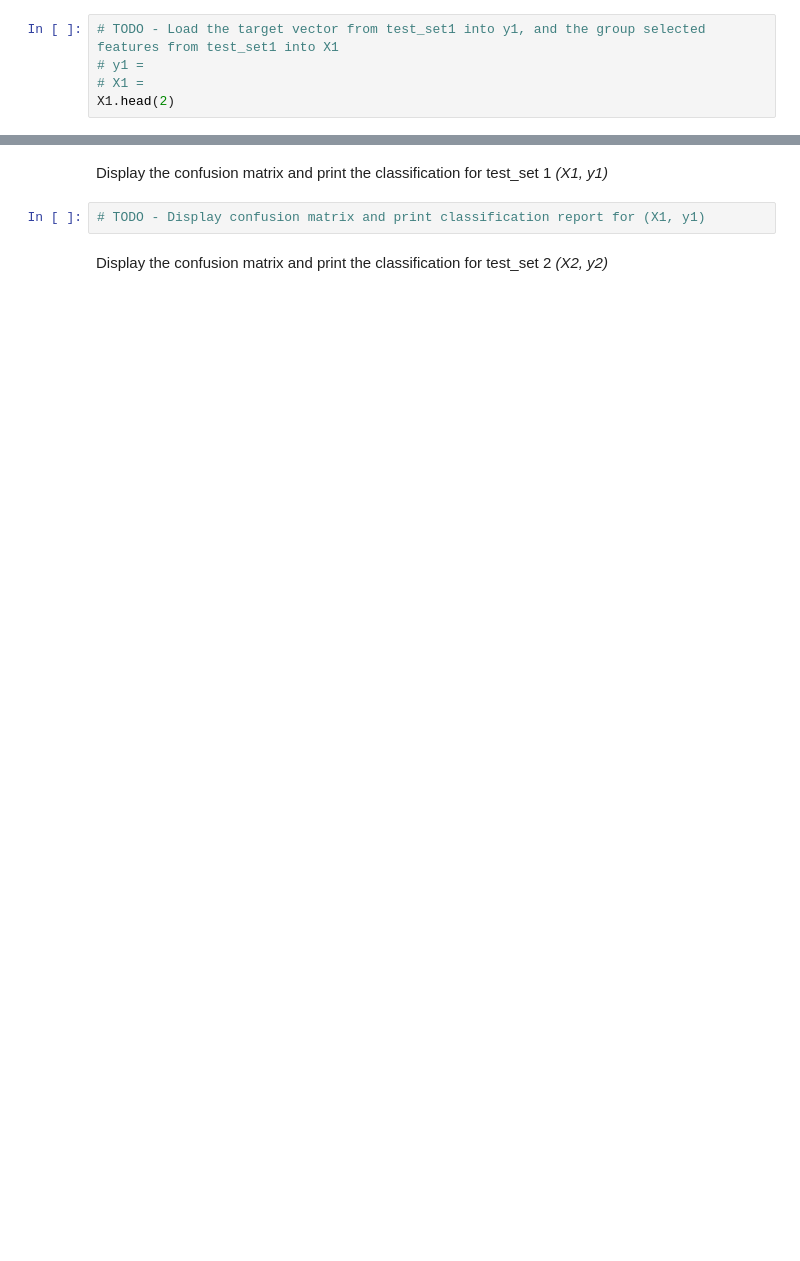
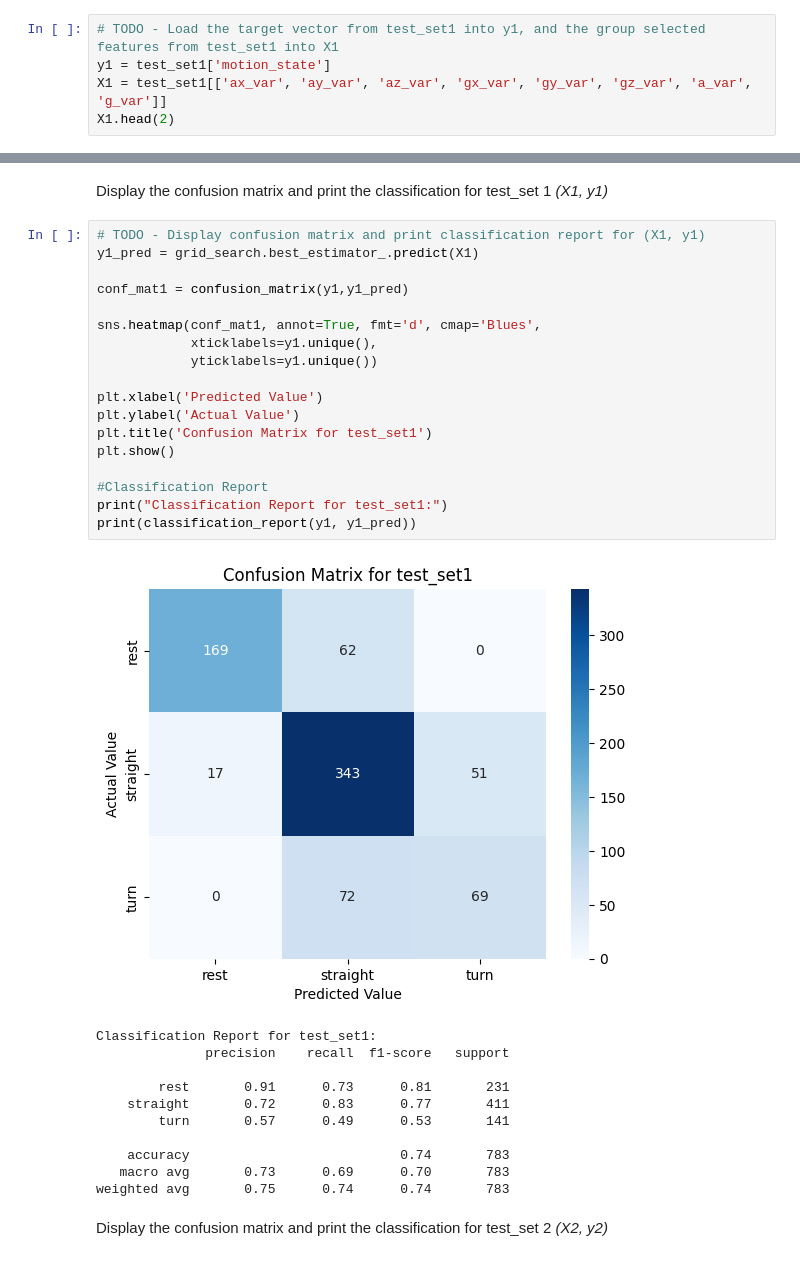
Before and after one commit to Divya-Bhavsar03/engg680_2024_fall, a Jupyter notebook: Lab_Assignment4/Assignment 4.ipynb, the cells around one changed output, grey strips where cells are left out. Drawn from its saved outputs; the diff is of its cells as text; blank space fills up the shorter version.

```diff
--- a/Lab_Assignment4/Assignment 4.ipynb
+++ b/Lab_Assignment4/Assignment 4.ipynb
@@ -772,6 +772,6 @@ The model trained in 3.1 is to be tested on the independent datasets, that is te
 Seperate the testsets into group selected features and target vectors *(X1, y1)* and *(X2,y2)*
 # %%
 # TODO - Load the target vector from test_set1 into y1, and the group selected features from test_set1 into X1
-# y1 =
-# X1 =
+y1 = test_set1['motion_state']
+X1 = test_set1[['ax_var', 'ay_var', 'az_var', 'gx_var', 'gy_var', 'gz_var', 'a_var', 'g_var']]
 X1.head(2)
@@ -793,6 +804,34 @@ For each test dataset, print the test set accuracy score.
 # %% [markdown]
 Display the confusion matrix and print the classification for test_set 1 *(X1, y1)*
-# %%
-# TODO - Display confusion matrix and print classification report for (X1, y1)
+# %%
+# TODO - Display confusion matrix and print classification report for (X1, y1)
+y1_pred = grid_search.best_estimator_.predict(X1)
+
+conf_mat1 = confusion_matrix(y1,y1_pred)
+
+sns.heatmap(conf_mat1, annot=True, fmt='d', cmap='Blues',
+            xticklabels=y1.unique(),
+            yticklabels=y1.unique())
+
+plt.xlabel('Predicted Value')
+plt.ylabel('Actual Value')
+plt.title('Confusion Matrix for test_set1')
+plt.show()
+
+#Classification Report
+print("Classification Report for test_set1:")
+print(classification_report(y1, y1_pred))
+# %% [output]
+[figure, added]
+Classification Report for test_set1:
+              precision    recall  f1-score   support
+
+        rest       0.91      0.73      0.81       231
+    straight       0.72      0.83      0.77       411
+        turn       0.57      0.49      0.53       141
+
+    accuracy                           0.74       783
+   macro avg       0.73      0.69      0.70       783
+weighted avg       0.75      0.74      0.74       783
 # %% [markdown]
 Display the confusion matrix and print the classification for test_set 2 *(X2, y2)*
```
Also changed, not shown: parts of 5 cells of this notebook.
